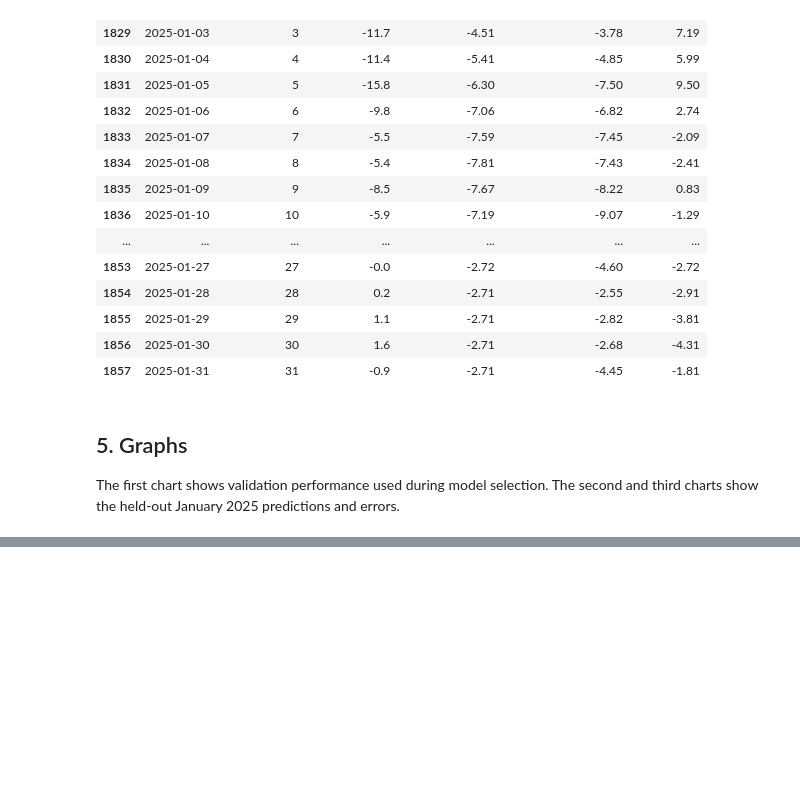
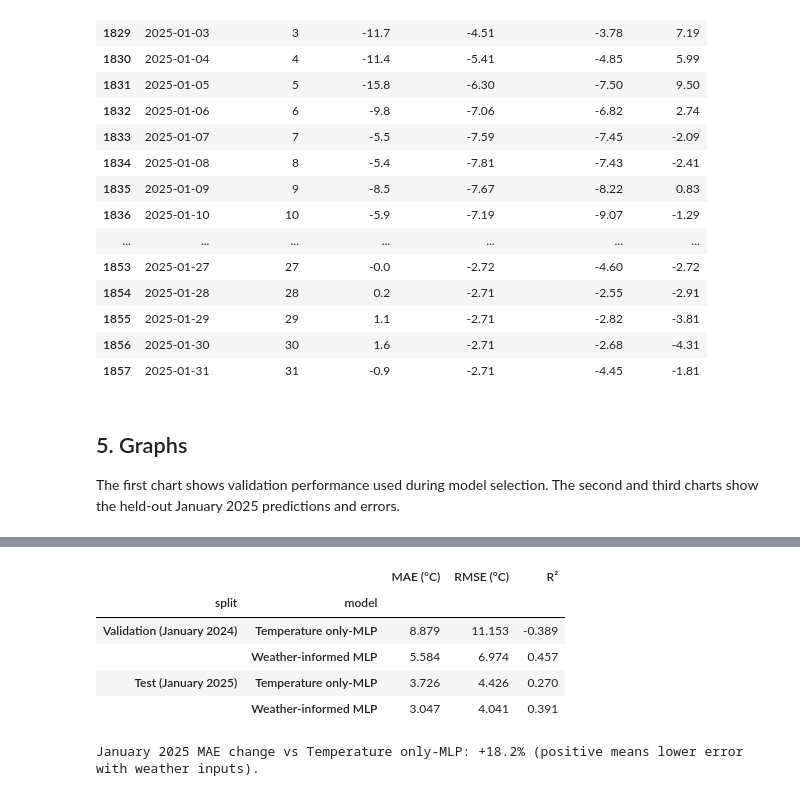
Before and after one commit to Teo-Raateoja/Weather_predictions, a Jupyter notebook: january_temperature_mlp.ipynb, the cells around one changed output, grey strips where cells are left out. Saved outputs shown, nothing was run; the diff lists cells and outputs as text; code cells hidden in the pictures; blank space fills up the shorter version.

```diff
--- a/january_temperature_mlp.ipynb
+++ b/january_temperature_mlp.ipynb
@@ -275,0 +323,31 @@ plt.show()
+# %%
+weather_test_predictions = weather_selected_model.predict(X_weather_test)
+date_only_test_predictions = selected_model.predict(X_test)
+weather_validation_predictions = weather_selected_model.predict(X_weather_validation)
+date_only_validation_predictions = selected_model.predict(X_validation)
+
+comparison_rows = []
+for split_name, actual, date_only_pred, weather_pred in [
+    ("Validation (January 2024)", y_validation, date_only_validation_predictions, weather_validation_predictions),
+    ("Test (January 2025)", y_test, date_only_test_predictions, weather_test_predictions),
+]:
+    comparison_rows.extend([
+        {"split": split_name, "model": "Temperature only-MLP", **regression_metrics(actual, date_only_pred)},
+        {"split": split_name, "model": "Weather-informed MLP", **regression_metrics(actual, weather_pred)},
+    ])
+
+model_comparison = pd.DataFrame(comparison_rows).set_index(["split", "model"])
+display(model_comparison.round(3))
+
+date_only_test_mae = mean_absolute_error(y_test, date_only_test_predictions)
+weather_test_mae = mean_absolute_error(y_test, weather_test_predictions)
+mae_reduction_pct = 100 * (date_only_test_mae - weather_test_mae) / date_only_test_mae
+print(f"January 2025 MAE change vs Temperature only-MLP: {mae_reduction_pct:+.1f}% (positive means lower error with weather inputs).")
+# %% [output]
+|  |  | MAE (°C) | RMSE (°C) | R² |
+| split | model |  |  |  |
+| Validation (January 2024) | Temperature only-MLP | 8.879 | 11.153 | -0.389 |
+|  | Weather-informed MLP | 5.584 | 6.974 | 0.457 |
+| Test (January 2025) | Temperature only-MLP | 3.726 | 4.426 | 0.270 |
+|  | Weather-informed MLP | 3.047 | 4.041 | 0.391 |
+January 2025 MAE change vs Temperature only-MLP: +18.2% (positive means lower error with weather inputs).
```
Also changed, not shown: parts of 16 cells of this notebook.
